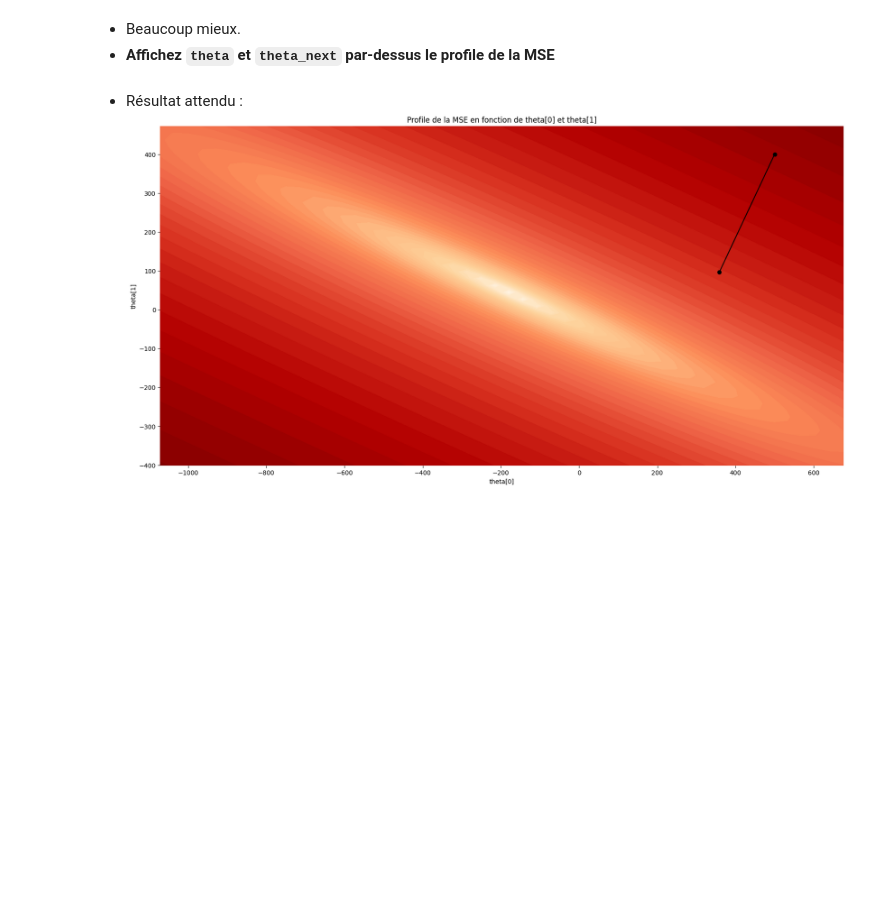
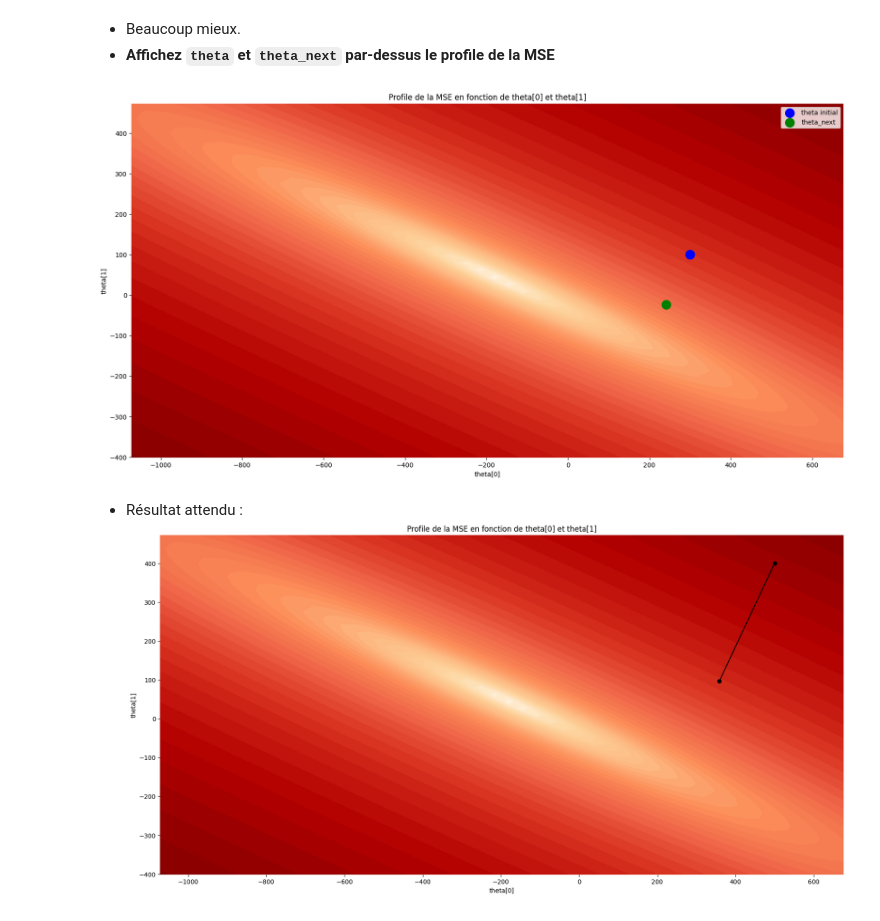
Before and after one commit to aizakaria/Gradient_descent_project, a Jupyter notebook: Descente de gradient-sujet.ipynb, the cells around one changed output. Cells and saved outputs as stored; diff of their text form; code cells hidden in the pictures; blank space fills up the shorter version.

```diff
--- a/Descente de gradient-sujet.ipynb
+++ b/Descente de gradient-sujet.ipynb
@@ -160,7 +170,7 @@ print(gf(theta_test))
 * **Demandez le gradient de la fonction `get_mse` avec `grad(get_mse)`**
     * `grad_mse` est donc une fonction qui prend un `theta` et retourne une flèche indiquant par où ça monte.
 # %%
-grad_mse = ...
+grad_mse = grad(get_mse)
 
 tester(grad_mse, np.array([175.27213335, 329.73781142]), np.zeros(2))
 tester(grad_mse, np.array([181.39141037, 343.04222965]), np.ones(2))
@@ -199,5 +216,5 @@ plt.show()
 * **Calculez le gradient de la $MSE$ en ce point `theta`**
     * Comme vous voyez, le gradient est un vecteur. On l'interpète comme une flèche indiquant par où ça monte.
 # %%
-g = ...
+g = grad_mse(theta)
 print(g)
@@ -218,6 +239,6 @@ theta_next
 * On va la suivre pas à pas, en définissant la taille d'un pas `step_size=0.05`
 * **Re-définissez `theta_next` comme précédemment, mais cette fois en enlevant seulement `step_size` fois le gradient**
 # %%
-step_size = ...
-theta_next = ...
+step_size = 0.05
+theta_next = theta - step_size * g
 theta_next
@@ -229,13 +252,17 @@ theta_next
 # %%
 
 fig, ax = plt.subplots(figsize=(20,10))
 plot_mse_profile(ax, get_mse)
 
 ### YOUR CODE HERE ###
-...
+ax.scatter(theta[0], theta[1], marker='o', c='blue', s=200, label='theta initial')
+ax.scatter(theta_next[0], theta_next[1], marker='o', c='green', s=200, label='theta_next')
+ax.legend()
 ######
 
 plt.show()
+# %% [output]
+[figure, added]
 # %% [markdown]
 * Résultat attendu :
 ![image.png](attachment:22b5b23e-3594-4afd-bda9-7cbcf3894e77.png)
```
Also changed, not shown: parts of 25 cells of this notebook.
